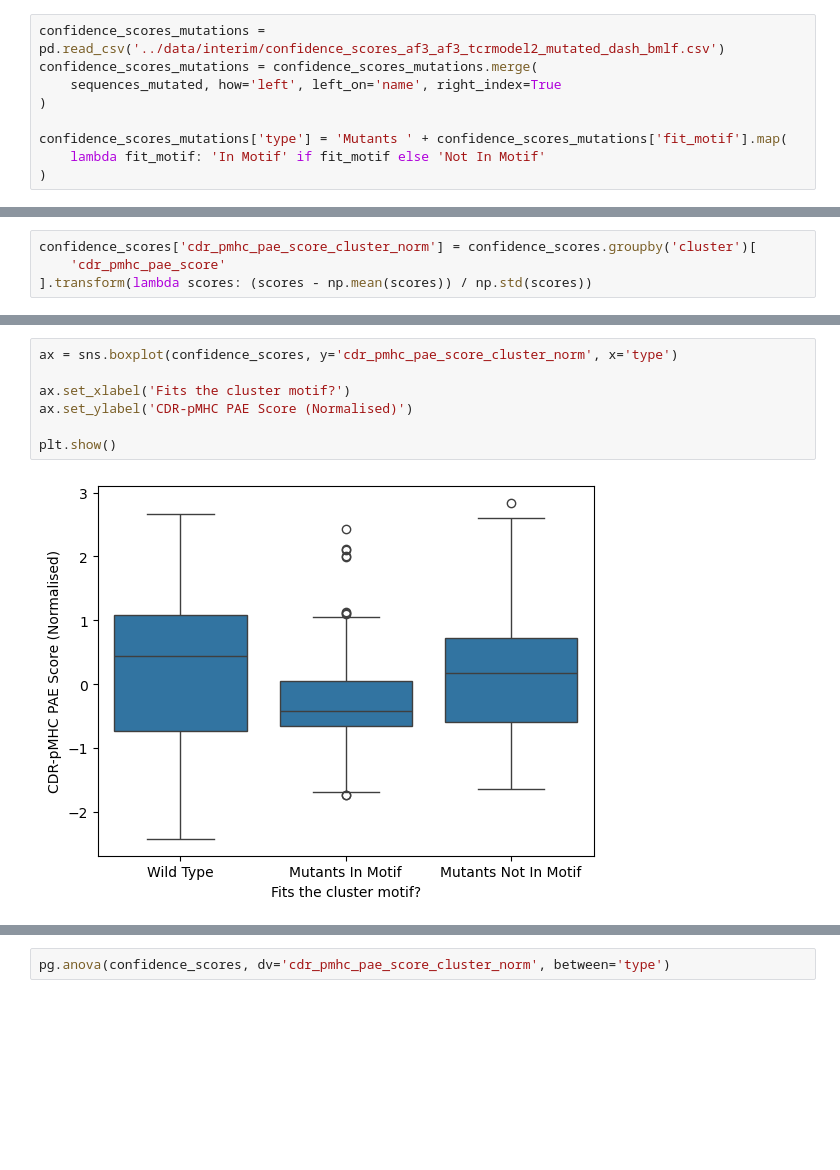
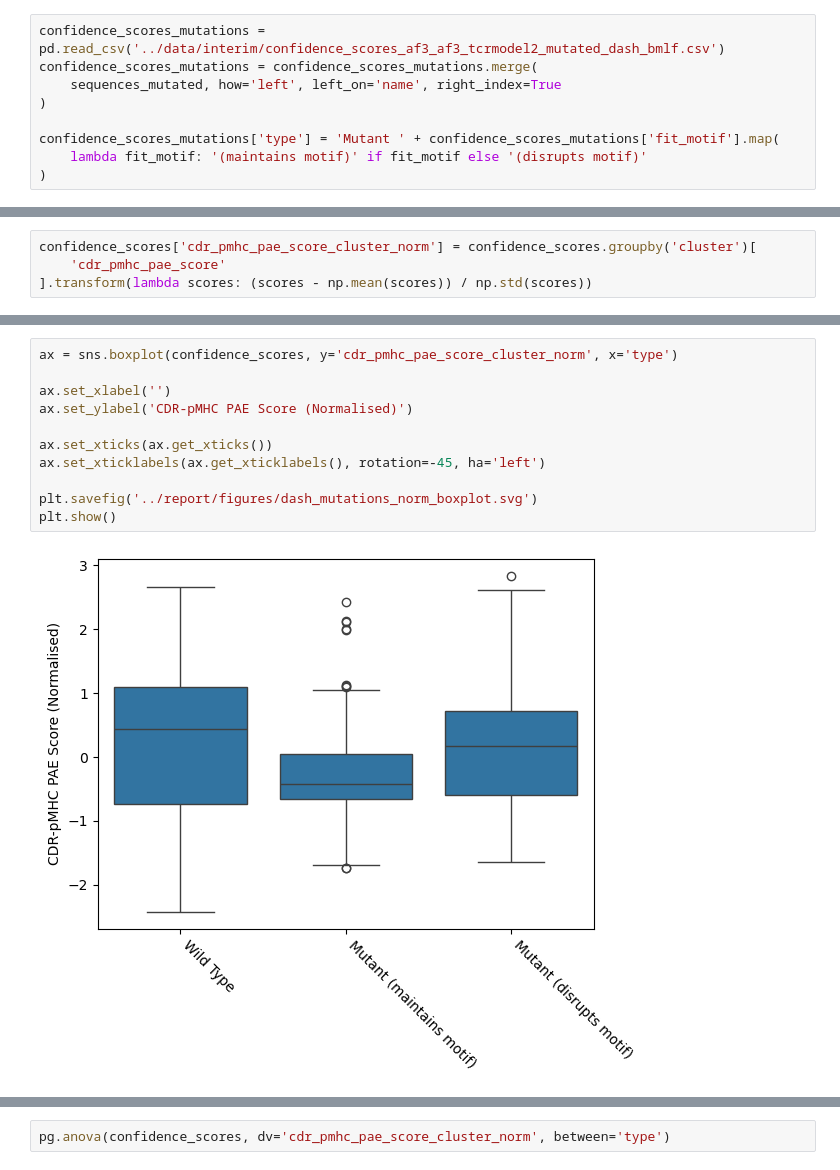
Before and after one commit to benjiemc/tcr-pmhc-predicted-structures, a Jupyter notebook: notebooks/dash_mutagenesis_analysis.ipynb, the cells around one changed output, grey strips where cells are left out. Drawn from its saved outputs; the diff is of its cells as text; blank space fills up the shorter version.

```diff
--- a/notebooks/dash_mutagenesis_analysis.ipynb
+++ b/notebooks/dash_mutagenesis_analysis.ipynb
@@ -153,8 +153,8 @@ confidence_scores_mutations = confidence_scores_mutations.merge(
     sequences_mutated, how='left', left_on='name', right_index=True
 )
 
-confidence_scores_mutations['type'] = 'Mutants ' + confidence_scores_mutations['fit_motif'].map(
-    lambda fit_motif: 'In Motif' if fit_motif else 'Not In Motif'
+confidence_scores_mutations['type'] = 'Mutant ' + confidence_scores_mutations['fit_motif'].map(
+    lambda fit_motif: '(maintains motif)' if fit_motif else '(disrupts motif)'
 )
 # %%
 confidence_scores = pd.concat([confidence_scores_dash, confidence_scores_mutations])
@@ -292,12 +298,16 @@ plt.show()
 # %%
 ax = sns.boxplot(confidence_scores, y='cdr_pmhc_pae_score_cluster_norm', x='type')
 
-ax.set_xlabel('Fits the cluster motif?')
+ax.set_xlabel('')
 ax.set_ylabel('CDR-pMHC PAE Score (Normalised)')
 
+ax.set_xticks(ax.get_xticks())
+ax.set_xticklabels(ax.get_xticklabels(), rotation=-45, ha='left')
+
+plt.savefig('../report/figures/dash_mutations_norm_boxplot.svg')
 plt.show()
 # %% [output]
-[figure, old version]
+[figure, new version]
 # %%
 sns.displot(confidence_scores, x='cdr_pmhc_pae_score_cluster_norm', col='type', kind='hist')
 plt.show()
```
Also changed, not shown: parts of 10 cells of this notebook.
